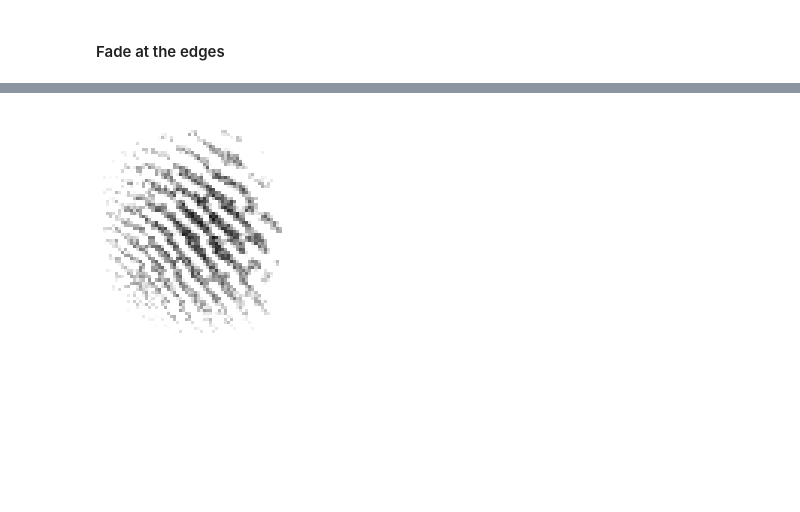
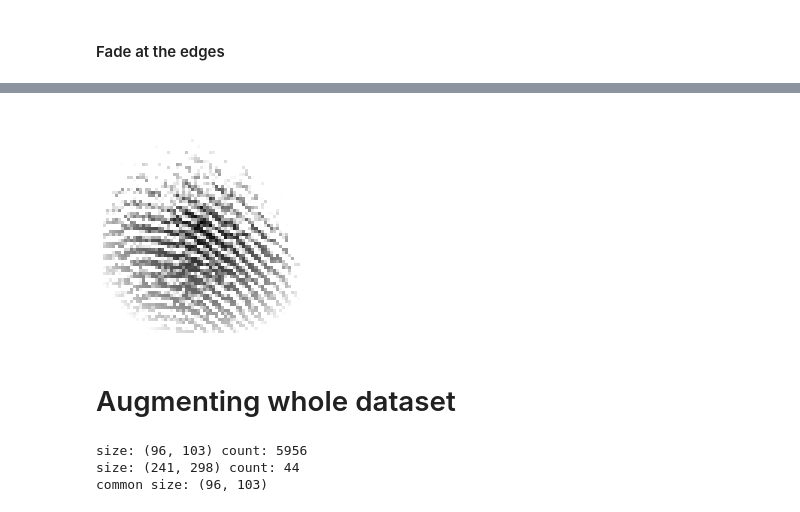
Before and after one commit to BluValor/Fingerprint-Biometrics-InfMed, a Jupyter notebook: data_preparation.ipynb, the cells around one changed output, grey strips where cells are left out. Saved outputs shown, nothing was run; the diff lists cells and outputs as text; code cells hidden in the pictures; blank space fills up the shorter version.

```diff
--- a/data_preparation.ipynb
+++ b/data_preparation.ipynb
@@ -116,5 +125,3 @@ width, height, _ = im_arr.shape
 # %% [markdown]
 #### Noise
-# %%
-noise = np.random.randint(0, 255 * noise_strength, (width, height))
 # %%
@@ -125,4 +138,5 @@ for x in range(width):
 # %%
+im_arr = augment_noise(im_arr, negative_noise_strength, positive_noise_strength)
 new_im = Image.fromarray(im_arr)
 show_image(new_im)
 # %% [output]
@@ -130,23 +144,27 @@ show_image(new_im)
 # %% [markdown]
 #### Fade at the edges
 # %%
-mid_width, mid_height = width / 2, height / 2
-mid = np.array([mid_width, mid_height])
+def augment_fade_at_edges(image_array, strength, function="linear"):
+    new_array = np.empty(shape=image_array.shape, dtype=image_array.dtype)
+    width, height, _ = im_arr.shape
+    mid_width, mid_height = width / 2, height / 2
+    mid = np.array([mid_width, mid_height])
+    max_distance = np.linalg.norm(np.array([0, 0]) - mid)
 
-max_distance = np.linalg.norm(np.array([0, 0]) - mid)
+    f = ((lambda x: np.sin(np.pi / 2 * x)) if function == "sin" else
+        (lambda x: -np.log(-0.9 * x + 1)) if function == "log" else
+        (lambda x: x))
 
-sin_f = lambda x: np.sin(np.pi / 2 * x)
-log_f = lambda x: -np.log(-0.9 * x + 1)
-
-def add_fade(arr, function=(lambda x: x)):
     for x in range(width):
         for y in range(height):
             distance = np.linalg.norm(np.array([x, y]) - mid)
             percent_distance = distance / max_distance
-            percent_added_value = function(percent_distance)
+            percent_added_value = f(percent_distance)
             added_value = 255 * percent_added_value * fade_at_edges_strength
-            value = min(255, arr[x, y][0] + added_value)
-            arr[x, y] = np.array([value, value, value, arr[x, y][3]])
+            value = min(255, image_array[x, y][0] + added_value)
+            new_array[x, y] = np.array([value, value, value, image_array[x, y][3]])
+
+    return new_array
 # %%
 # linear fade
 
@@ -168,8 +184,7 @@ show_image(new_im)
 # %%
 # log fade
 
-tmp_arr = im_arr.copy()
-add_fade(tmp_arr, log_f)
-new_im = Image.fromarray(tmp_arr)
+new_arr = augment_fade_at_edges(im_arr, fade_at_edges_strength, function="log")
+new_im = Image.fromarray(new_arr)
 show_image(new_im)
 # %% [output]
@@ -177,6 +192,8 @@ show_image(new_im)
 # %%
-add_fade(im_arr, log_f)
-new_im = Image.fromarray(im_arr)
+im_arr = augment_fade_at_edges(im_arr, fade_at_edges_strength, function="log")
+new_im = Image.fromarray(new_arr)
 show_image(new_im)
 # %% [output]
-[figure, old version]
+[figure, new version]
+# %% [markdown]
+# Augmenting whole dataset
@@ -182,0 +241,28 @@ show_image(new_im)
+# %%
+sizes = dict()
+
+for number in numbers:
+    for hand_name in hand_names:
+        for finger_name in finger_names:
+            image_name = get_image_name(number, hand_name, finger_name)
+            with Image.open(f'{data_path}{image_name}.BMP') as im:
+                single_image_size = np.array(im.size)
+                size = im.size
+                if not size in sizes:
+                    sizes[size] = 1
+                else:
+                    sizes[size] += 1
+
+commmon_size, highest_count = None, 0
+
+for size, count in sizes.items():
+    print("size:", size, "count:", count)
+    if count > highest_count:
+        common_size = size
+        highest_count = count
+
+print("common size:", common_size)
+# %% [output]
+size: (96, 103) count: 5956
+size: (241, 298) count: 44
+common size: (96, 103)
```
Also changed, not shown: parts of 16 cells of this notebook, 2 other files.
